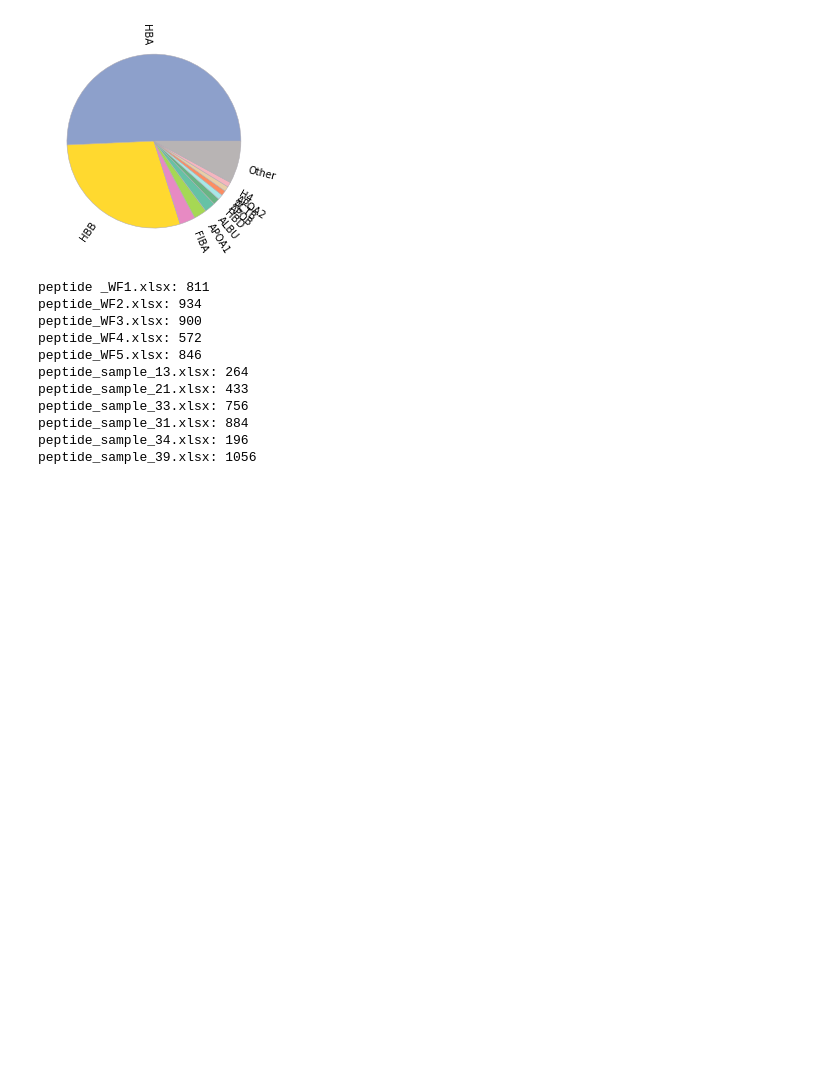
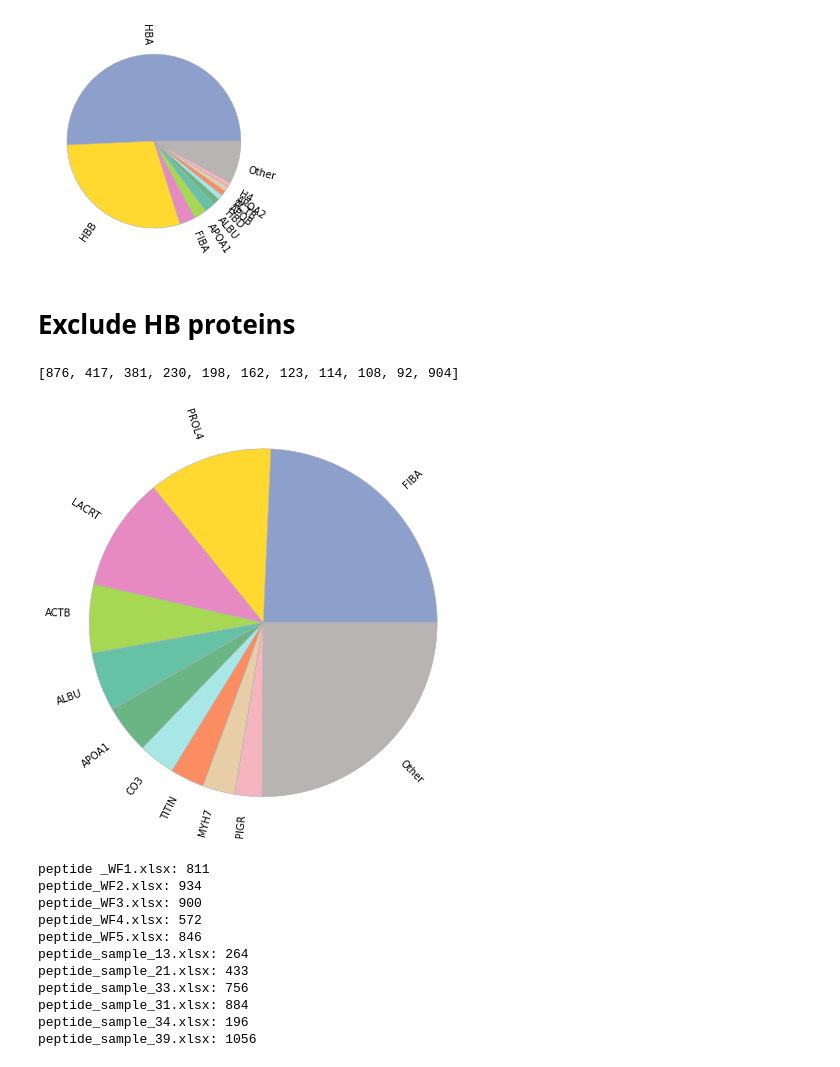
Before and after one commit to ErikHartman/peptidomic_py, a Jupyter notebook: Clean_version.ipynb, the cells around one changed output. Cells and saved outputs as stored; diff of their text form; code cells hidden in the pictures; blank space fills up the shorter version.

```diff
--- a/Clean_version.ipynb
+++ b/Clean_version.ipynb
@@ -896,6 +869,70 @@ wp = { 'linewidth' : 0.5, 'edgecolor' : "#afabb3" }
 pie=plt.pie(list(df_list_imp),labels = keys , wedgeprops=wp, rotatelabels=True, colors=WF_colors)
 # %% [output]
 [figure]
+# %% [markdown]
+# Exclude HB proteins
+# %%
+def accession_slice(word):
+    if '|' in word:
+        word= word.split('|')[2]
+        word=word.split(':')[0]
+        word=word.split('_')[0]
+        return word
+    else:
+        return word
+
+
+folder='peptide_sample_ninf'
+files = os.listdir(folder)
+# gets all xlsx files in cwd
+files_xlsx = [f for f in files if f[-4:] == 'xlsx']
+df = pd.DataFrame()
+for file in files_xlsx:
+    data = pd.read_excel(folder+ '/' +file, 'peptide')
+    data=data.loc[data['#Feature']>=4]
+    df = df.append(data)
+
+df.dropna(subset=['Accession'], inplace=True, how='any')
+df.reset_index(drop=True)
+df['count'] = 1
+df['Accession']=df['Accession'].apply(lambda x: accession_slice(x))
+df = df.groupby(['Accession']).sum()
+df = df.drop(['HBB','HBA','HBD'])
+
+tot=df['#Feature'].sum()
+df=df.sort_values(['#Feature'], ascending=False)[0:30]
+df=df['#Feature']
+df_misc=df[10:len(df)]
+df_imp=df[0:10]
+df_list_imp=list(df_imp)
+other =df_misc.sum()
+df_list_imp.append(other)
+df_list_imp
+# %% [output]
+[876, 417, 381, 230, 198, 162, 123, 114, 108, 92, 904]
+# %%
+
+keys =(list(df_imp.keys()))
+keys.append('Other')
+
+g=(0.4, 0.7607843137254902, 0.6470588235294118)
+r=(0.9882352941176471, 0.5529411764705883, 0.3843137254901961)
+l=(0.5529411764705883, 0.6274509803921569, 0.796078431372549)
+p=(0.9058823529411765, 0.5411764705882353, 0.7647058823529411)
+lg=(0.6509803921568628, 0.8470588235294118, 0.32941176470588235)
+y=(1.0, 0.8509803921568627, 0.1843137254901961)
+
+rc1=('#69b584')
+rc2=('#a7e8e7')
+rc3=('#e8cea7')
+rc4=('#f5b5bf')
+rc5=('#b8b4b4')
+
+WF_colors=[l,y,p,lg,g,rc1,rc2,r,rc3,rc4,rc5]
+wp = { 'linewidth' : 0.5, 'edgecolor' : "#afabb3" }
+pie=plt.pie(list(df_list_imp),labels = keys , wedgeprops=wp, rotatelabels=True, colors=WF_colors, radius=2)
+# %% [output]
+[figure, added]
 # %%
 mapp='peptide_sample_ninf'
 files = os.listdir(mapp)
```
Also changed, not shown: parts of 2 cells of this notebook.
